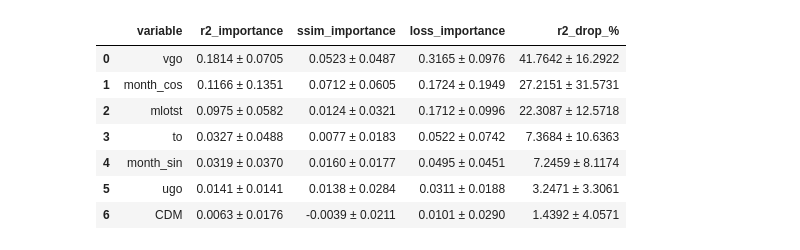
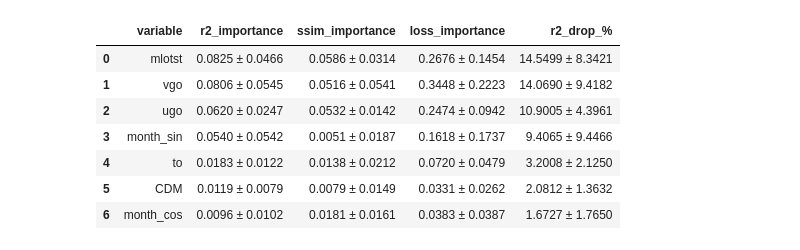
Before and after one commit to rubarriuso/TFM, a Jupyter notebook: modelado/DL_regression.ipynb, the cells around one changed output. Cells and saved outputs as stored; diff of their text form; code cells hidden in the pictures.

```diff
--- a/modelado/DL_regression.ipynb
+++ b/modelado/DL_regression.ipynb
@@ -334,7 +335,7 @@ class ConvBlock(nn.Module):
             nn.Conv3d(in_ch, out_ch, 3, padding=1),
             nn.BatchNorm3d(out_ch),
             nn.PReLU(out_ch),
-            nn.Dropout3d(0.2),
+            nn.Dropout3d(0.25),
             nn.Conv3d(out_ch, out_ch, 3, padding=1),
             nn.BatchNorm3d(out_ch),
             nn.PReLU(out_ch),
@@ -426,7 +427,7 @@ class UNet3D(nn.Module):
         self.pool1 = nn.MaxPool3d((1, 2, 2))
 
         self.enc2 = ConvBlock(base_ch, base_ch * 2)
-        self.pool2 = nn.MaxPool3d((1, 2, 2)) # (1, 2, 2) for no temporal downsampling
+        self.pool2 = nn.MaxPool3d((1, 2, 2))
 
         # -------- Bottleneck --------
         self.bottleneck = ConvBlock(base_ch * 2, base_ch * 4)
@@ -462,8 +463,8 @@ class UNet3D(nn.Module):
 
         # -------- Bottleneck --------
         b = self.bottleneck(p2)
-        # b = self.temp_mix(b)
-        # b = b * self.global_att(b)
+        b = self.temp_mix(b)
+        b = b * self.global_att(b)
 
         # -------- Decoder --------
         d2 = self.decoder2(b, s2)
@@ -716,19 +717,17 @@ class GeospatialLoss(nn.Module):
         return 1.0 - masked_ssim
 # %%
 # -------------- Training Loop --------------
-dry_run=False
+dry_run=True
 
 
-iters = 10
+iters = 6
 list_of_r2_train = []
 list_of_r2_val = []
 list_of_train_loss = []
 list_of_val_loss = []
 
 for i in range(iters):
-    if dry_run:
-        print("no run")
-        break
+
     print(f"----------------------------------------------------Iteration {i+1}/{iters}-----------------------------------------------------------------------")
     device = torch.device("cuda" if torch.cuda.is_available() else "cpu")
 
@@ -1534,7 +1559,7 @@ all_importances = []
 for i in range(iters):
     #compute baseline
     model.load_state_dict(torch.load(
-        f"./modelos/runs/Regression/{model_name}_{i+1}.pth",
+        f"./modelos/runs/Regression/{model_name}_{sp}_{i+1}.pth",
         map_location=device
     ))
     model.to(device)
@@ -1569,40 +1594,40 @@ for i in range(iters):
     df_importance["r2_drop_%"] = (
         df_importance["r2_importance"] / baseline_r2 * 100
     )
 
     all_importances.append(df_importance)
 
 # Concatenate all model importances
 all_df = pd.concat(all_importances, ignore_index=True)
 
 # Compute mean and std for each variable
 mean_df = all_df.groupby("variable").mean(numeric_only=True)
 std_df = all_df.groupby("variable").std(numeric_only=True)
 
 # Build "mean ± std" table
 summary_df = pd.DataFrame(index=mean_df.index)
 
 for col in mean_df.columns:
     summary_df[col] = [
         f"{m:.4f} ± {s:.4f}"
         for m, s in zip(mean_df[col], std_df[col])
     ]
 
 # Sort using the numeric mean r2_importance
 summary_df = summary_df.loc[
     mean_df["r2_importance"].sort_values(ascending=False).index
 ].reset_index()
 
 display(summary_df)
 # %% [output]
 |  | variable | r2_importance | ssim_importance | loss_importance | r2_drop_% |
-| 0 | vgo | 0.1814 ± 0.0705 | 0.0523 ± 0.0487 | 0.3165 ± 0.0976 | 41.7642 ± 16.2922 |
-| 1 | month_cos | 0.1166 ± 0.1351 | 0.0712 ± 0.0605 | 0.1724 ± 0.1949 | 27.2151 ± 31.5731 |
-| 2 | mlotst | 0.0975 ± 0.0582 | 0.0124 ± 0.0321 | 0.1712 ± 0.0996 | 22.3087 ± 12.5718 |
-| 3 | to | 0.0327 ± 0.0488 | 0.0077 ± 0.0183 | 0.0522 ± 0.0742 | 7.3684 ± 10.6363 |
-| 4 | month_sin | 0.0319 ± 0.0370 | 0.0160 ± 0.0177 | 0.0495 ± 0.0451 | 7.2459 ± 8.1174 |
-| 5 | ugo | 0.0141 ± 0.0141 | 0.0138 ± 0.0284 | 0.0311 ± 0.0188 | 3.2471 ± 3.3061 |
-| 6 | CDM | 0.0063 ± 0.0176 | -0.0039 ± 0.0211 | 0.0101 ± 0.0290 | 1.4392 ± 4.0571 |
+| 0 | mlotst | 0.0825 ± 0.0466 | 0.0586 ± 0.0314 | 0.2676 ± 0.1454 | 14.5499 ± 8.3421 |
+| 1 | vgo | 0.0806 ± 0.0545 | 0.0516 ± 0.0541 | 0.3448 ± 0.2223 | 14.0690 ± 9.4182 |
+| 2 | ugo | 0.0620 ± 0.0247 | 0.0532 ± 0.0142 | 0.2474 ± 0.0942 | 10.9005 ± 4.3961 |
+| 3 | month_sin | 0.0540 ± 0.0542 | 0.0051 ± 0.0187 | 0.1618 ± 0.1737 | 9.4065 ± 9.4466 |
+| 4 | to | 0.0183 ± 0.0122 | 0.0138 ± 0.0212 | 0.0720 ± 0.0479 | 3.2008 ± 2.1250 |
+| 5 | CDM | 0.0119 ± 0.0079 | 0.0079 ± 0.0149 | 0.0331 ± 0.0262 | 2.0812 ± 1.3632 |
+| 6 | month_cos | 0.0096 ± 0.0102 | 0.0181 ± 0.0161 | 0.0383 ± 0.0387 | 1.6727 ± 1.7650 |
 # %%
 # save everyhtng to a excel workbook
 with pd.ExcelWriter("./modelos/resultados/Regre/DL_reg.xlsx", engine="openpyxl", mode="a", if_sheet_exists="replace") as writer:
```
Also changed, not shown: parts of 9 cells of this notebook, 16 other files.
